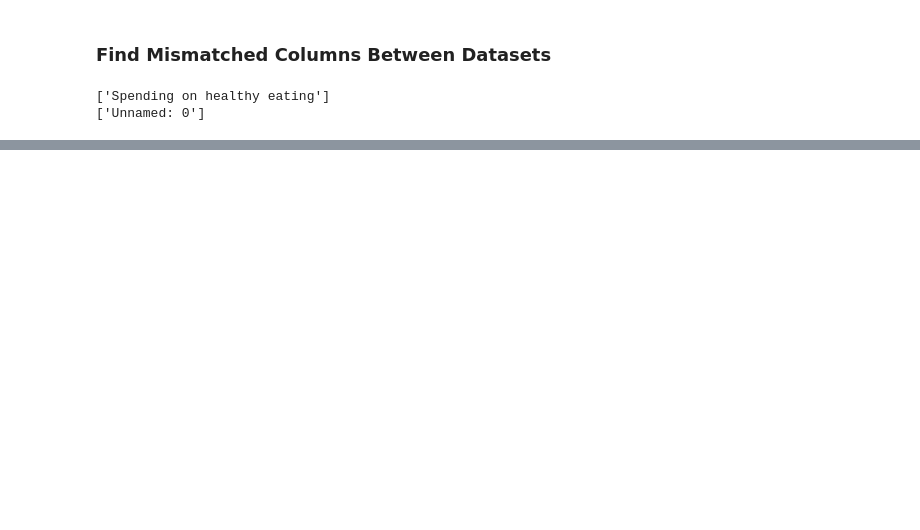
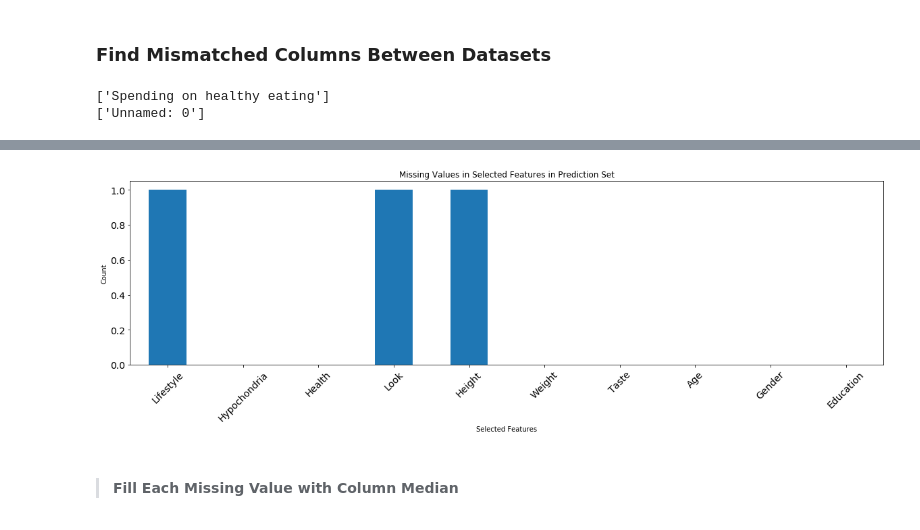
Before and after one commit to calldrj/NSF.Summer.2020, a Jupyter notebook: Mini_Project.ipynb, the cells around one changed output, grey strips where cells are left out. Saved outputs shown, nothing was run; the diff lists cells and outputs as text; code cells hidden in the pictures; blank space fills up the shorter version.

```diff
--- a/Mini_Project.ipynb
+++ b/Mini_Project.ipynb
@@ -453,0 +202,11 @@ plt.show()
+# %%
+df_pred_.isnull().sum().plot(kind='bar', figsize=(20,5), rot=45)
+plt.tick_params(labelsize=14)
+plt.ylabel('Count')
+plt.xlabel('Selected Features')
+plt.title('Missing Values in Selected Features in Prediction Set')
+plt.show()
+# %% [output]
+[figure, added]
+# %% [markdown]
+> #### **Fill Each Missing Value with Column Median**
```
Also changed, not shown: parts of 74 cells of this notebook.
